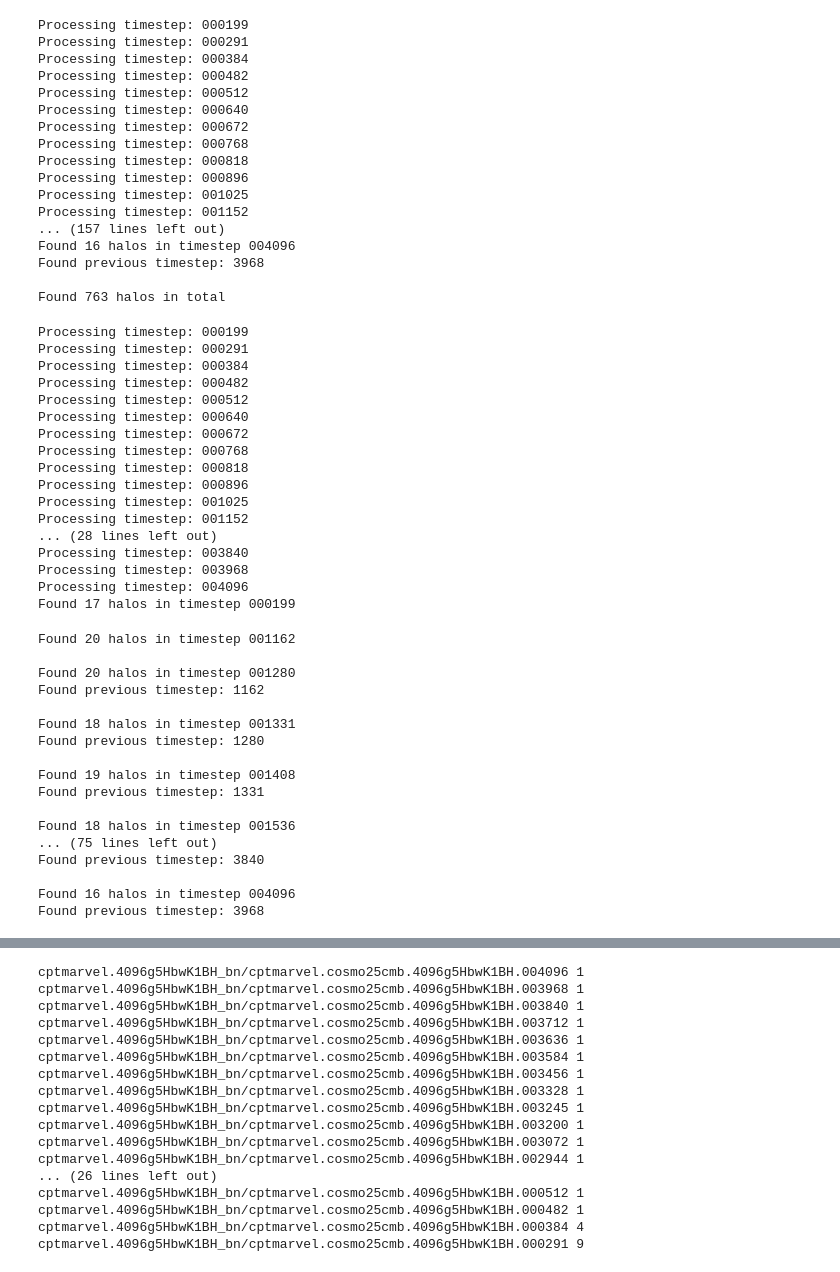
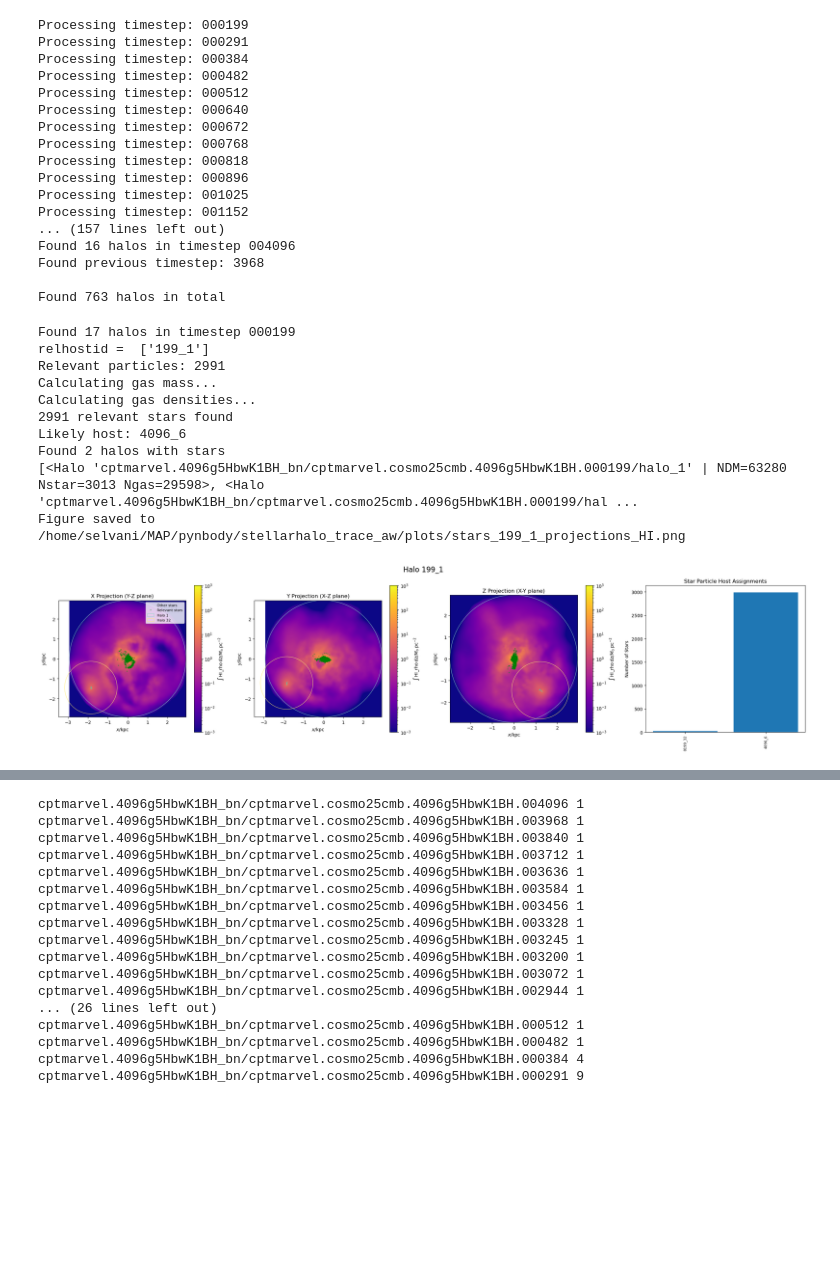
Before and after one commit to nssent25/pynbody, a Jupyter notebook: AnnaWright_startrace/RomZoomSHAnalysisScripts/TrackDownStars_rz.ipynb, the cells around one changed output, grey strips where cells are left out. Saved outputs shown, nothing was run; the diff lists cells and outputs as text; code cells hidden in the pictures; blank space fills up the shorter version.

Commit message:
edit ionutils to only plot hi, start work on new histogram plots, add halo circles to plots, make csv code for mergers

```diff
--- a/AnnaWright_startrace/RomZoomSHAnalysisScripts/TrackDownStars_rz.ipynb
+++ b/AnnaWright_startrace/RomZoomSHAnalysisScripts/TrackDownStars_rz.ipynb
@@ -578,50 +641,9 @@ Found 16 halos in timestep 004096
 Found previous timestep: 3968
 
 Found 763 halos in total
-# %%
-all_timesteps = db.get_simulation("cptmarvel.4096g5HbwK1BH_bn").timesteps
-halos_stars_dict = {}
-for timestep in all_timesteps:
-    print('Processing timestep:', timestep.extension[-6:])
-    halos_stars_dict[timestep.extension[-6:]] = [h for h in timestep.halos.all() if h.NStar > 0]
-
-timestep = '000199'
-halos = halos_stars_dict[timestep]
-print('Found {} halos in timestep {}'.format(len(halos), timestep))
-s = pynbody.load(sim_base + sims + '.' + timestep)
-s.physical_units()
-
-st = 199 # Which snapshot do you want to visualize these star particles at?
-tslim = 0 # What is the earliest snapshot that you want the star particles to have formed at?
-
-uplim = db.get_timestep("cptmarvel.4096g5HbwK1BH_bn/%" + str(st)).time_gyr
-if tslim>0:
-    lowlim = db.get_timestep("cptmarvel.4096g5HbwK1BH_bn/%" + str(tslim)).time_gyr
-elif tslim == 0:
-    lowlim = 0
-else:
-    print ('Please rethink your lowlim value. It does not make sense.')
-# %% [output]
-Processing timestep: 000199
-Processing timestep: 000291
-Processing timestep: 000384
-Processing timestep: 000482
-Processing timestep: 000512
-Processing timestep: 000640
-Processing timestep: 000672
-Processing timestep: 000768
-Processing timestep: 000818
-Processing timestep: 000896
-Processing timestep: 001025
-Processing timestep: 001152
-... (28 lines left out)
-Processing timestep: 003840
-Processing timestep: 003968
-Processing timestep: 004096
-Found 17 halos in timestep 000199
 # %%
 total_halos = 0
-all_timesteps = all_timesteps[12:]
+# all_timesteps = all_timesteps[12:]
 for i, timestep in enumerate(all_timesteps):
     # print(timestep.extension[-6:])
     timestep = timestep.extension[-6:]
@@ -645,24 +667,6 @@ for i, timestep in enumerate(all_timesteps):
         lowlim = 0
     else:
         print ('Please rethink your lowlim value. It does not make sense.')
-# %% [output]
-Found 20 halos in timestep 001162
-
-Found 20 halos in timestep 001280
-Found previous timestep: 1162
-
-Found 18 halos in timestep 001331
-Found previous timestep: 1280
-
-Found 19 halos in timestep 001408
-Found previous timestep: 1331
-
-Found 18 halos in timestep 001536
-... (75 lines left out)
-Found previous timestep: 3840
-
-Found 16 halos in timestep 004096
-Found previous timestep: 3968
 # %%
 import tqdm.auto as tqdm
 
@@ -672,7 +676,6 @@ for i, timestep in enumerate(all_timesteps):
     timestep = timestep.extension[-6:]
     halos = halos_stars_dict[timestep]
     print('\nFound {} halos in timestep {}'.format(len(halos), timestep))
-    total_halos += len(halos)
     s = pynbody.load(sim_base + sims + '.' + timestep)
     s.physical_units()
 
@@ -691,32 +694,46 @@ for i, timestep in enumerate(all_timesteps):
     else:
         print ('Please rethink your lowlim value. It does not make sense.')
 
     for halo in halos:
         relhostid = np.array([str(st) + '_' + str(halo.halo_number)])
         print('relhostid = ', relhostid)
         # pids = partids[(np.isin(hostids,relhostid)) & (pct>lowlim) & (pct<uplim)]
         pids = partids[(np.isin(ph,halo.halo_number)) & (pct>lowlim) & (pct<uplim)]
         print ('Relevant particles:',len(pids)) # How many star particles will actually be highlighted?
         if len(pids) == 0:
             print('No relevant particles found. Skipping')
             pbar.update(1)
             continue
         # print ('Looking for: ', len(pids)) # Full number of relevant star particles in this snapshot.
                                        # Make sure you actually find all of them!
         # print(halo.all_properties)
         roughcen = halo['shrink_center']
         try:
             rad = halo['Rvir']
         except:
             rad = halo['max_radius']
         fst = HighlightParticlesMultiProjection(s,roughcen,rad=rad,
-                                 haloplot=False, show_hs=True,
+                                 haloplot=True, show_hs=True,
                                  caption=relhostid[0],
-                                 savefig=True) # Have our first look
+                                 savefig=True, overwrite=True) # Have our first look
         # fst = HighlightParticles(s,roughcen,rad=15, projax='x',
         #                          haloplot=False, show_hs=True)
         # fst = HighlightParticles(s,roughcen,rad=15, projax='y',
         #                          haloplot=False, show_hs=True)
         # fst = HighlightParticles(s,roughcen,rad=15, projax='z',
         #                          haloplot=False, show_hs=True)
         pbar.update(1)
+        break
+    break
+# %% [output]
+Found 17 halos in timestep 000199
+relhostid =  ['199_1']
+Relevant particles: 2991
+Calculating gas mass...
+Calculating gas densities...
+2991 relevant stars found
+Likely host: 4096_6
+Found 2 halos with stars
+[<Halo 'cptmarvel.4096g5HbwK1BH_bn/cptmarvel.cosmo25cmb.4096g5HbwK1BH.000199/halo_1' | NDM=63280 Nstar=3013 Ngas=29598>, <Halo 'cptmarvel.4096g5HbwK1BH_bn/cptmarvel.cosmo25cmb.4096g5HbwK1BH.000199/hal ...
+Figure saved to /home/selvani/MAP/pynbody/stellarhalo_trace_aw/plots/stars_199_1_projections_HI.png
+[figure, added]
```
Also changed, not shown: parts of 4 cells of this notebook, 34 other files.
